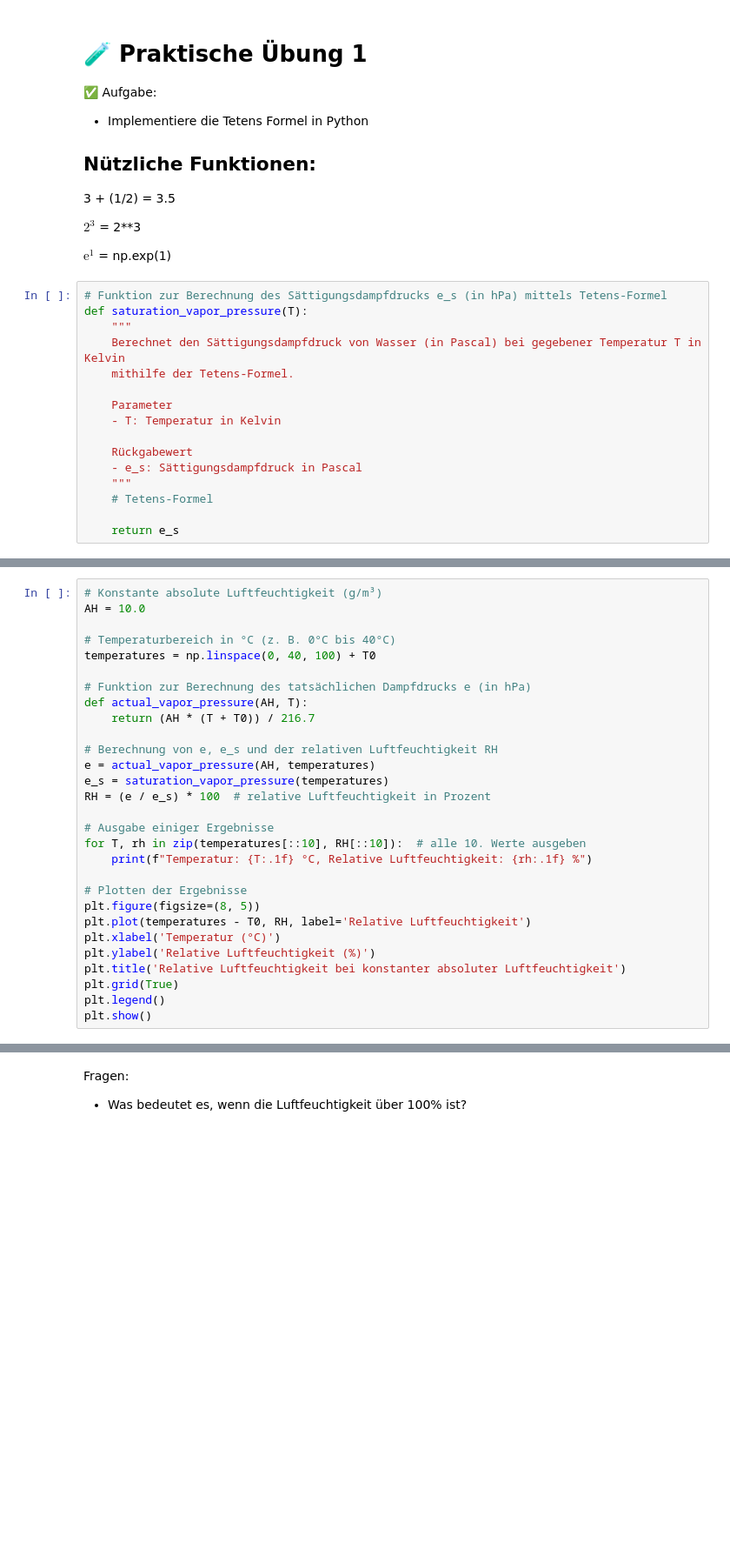
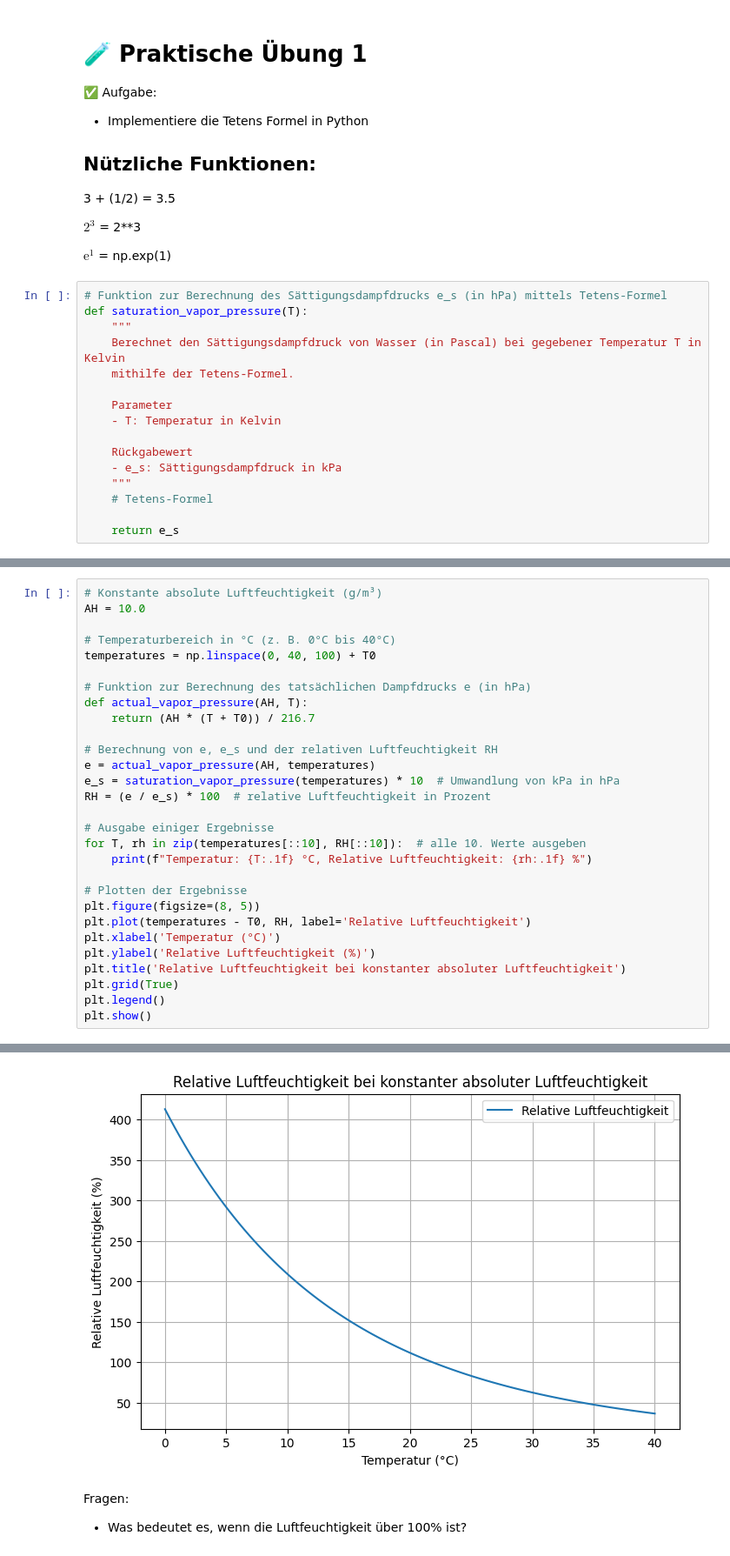
Before and after one commit to tum-esm/HES-2-Praktikum, a Jupyter notebook: notebooks/4_Dilution_Correction.ipynb, the cells around one changed output, grey strips where cells are left out. Shown at 87% size. Drawn from its saved outputs; the diff is of its cells as text; blank space fills up the shorter version.

```diff
--- a/notebooks/4_Dilution_Correction.ipynb
+++ b/notebooks/4_Dilution_Correction.ipynb
@@ -112,7 +112,7 @@ def saturation_vapor_pressure(T):
     - T: Temperatur in Kelvin
 
     Rückgabewert
-    - e_s: Sättigungsdampfdruck in Pascal
+    - e_s: Sättigungsdampfdruck in kPa
     """
     # Tetens-Formel
 
@@ -133,7 +133,7 @@ def actual_vapor_pressure(AH, T):
 
 # Berechnung von e, e_s und der relativen Luftfeuchtigkeit RH
 e = actual_vapor_pressure(AH, temperatures)
-e_s = saturation_vapor_pressure(temperatures)
+e_s = saturation_vapor_pressure(temperatures) * 10  # Umwandlung von kPa in hPa
 RH = (e / e_s) * 100  # relative Luftfeuchtigkeit in Prozent
 
 # Ausgabe einiger Ergebnisse
@@ -149,3 +149,4 @@ plt.title('Relative Luftfeuchtigkeit bei konstanter absoluter Luftfeuchtigkeit')
 plt.grid(True)
 plt.legend()
 plt.show()
+# %% [output]
@@ -152,3 +163,4 @@ plt.show()
+[figure, added]
 # %% [markdown]
 Fragen:
 
```
Also changed, not shown: parts of 6 cells of this notebook.
